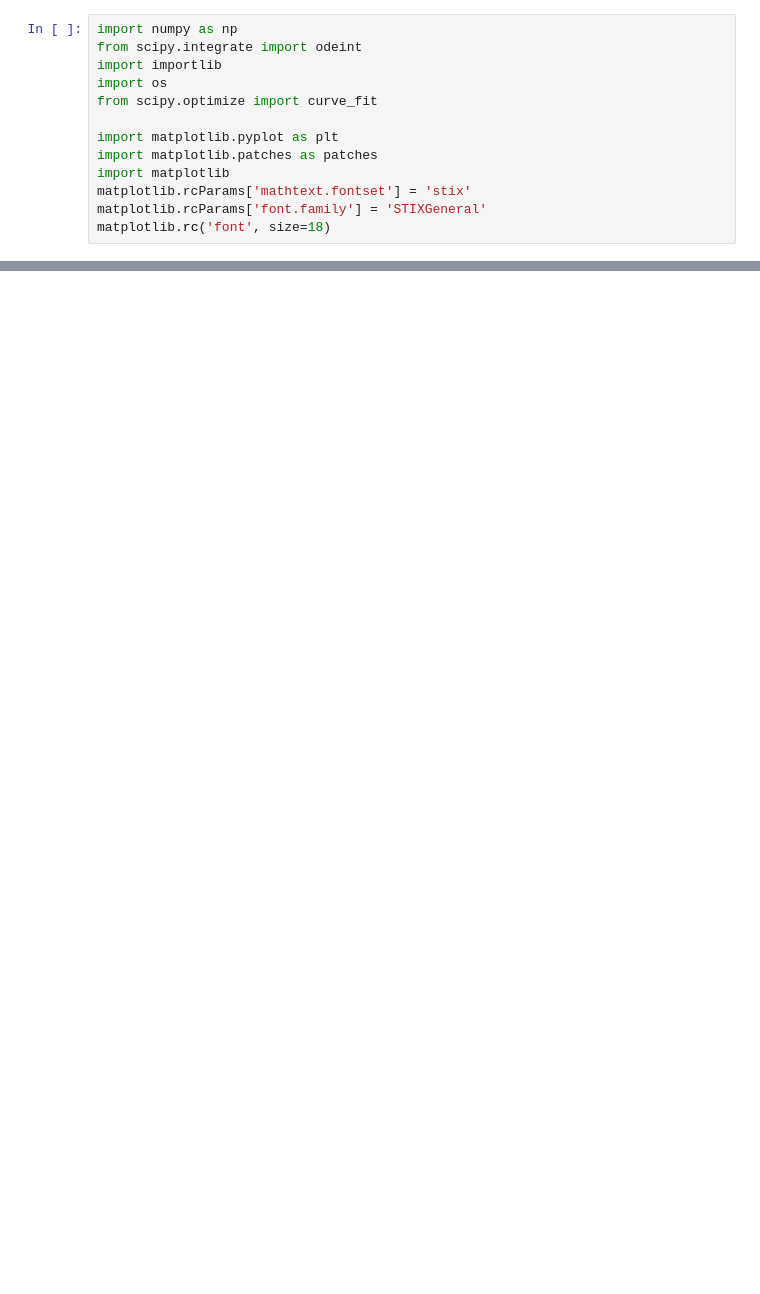
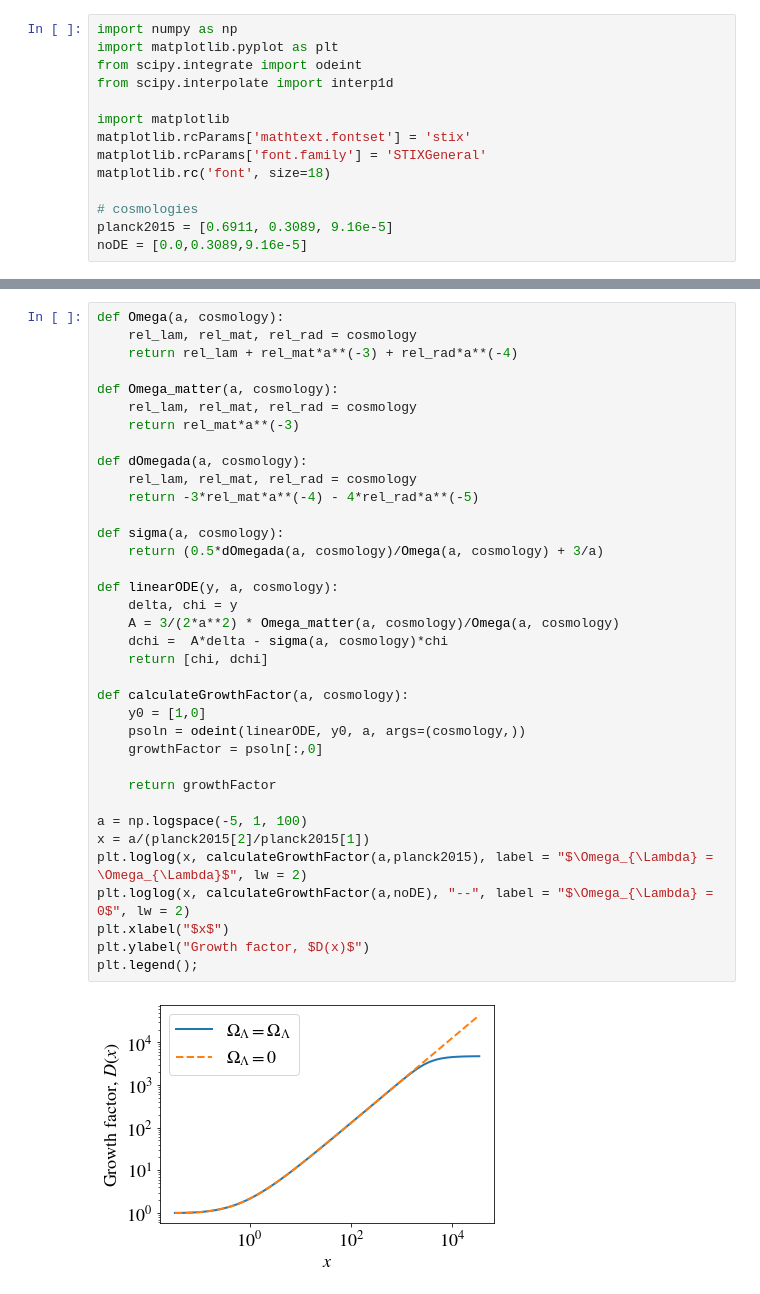
Before and after one commit to David-Ellis/m3p_merger, a Jupyter notebook: DensityThreshold.ipynb, the cells around one changed output, grey strips where cells are left out. Saved outputs shown, nothing was run; the diff lists cells and outputs as text; blank space fills up the shorter version.

```diff
--- a/DensityThreshold.ipynb
+++ b/DensityThreshold.ipynb
@@ -1,13 +1,14 @@
 # %%
 import numpy as np
+import matplotlib.pyplot as plt
 from scipy.integrate import odeint
-import importlib
-import os
-from scipy.optimize import curve_fit
+from scipy.interpolate import interp1d
 
-import matplotlib.pyplot as plt
-import matplotlib.patches as patches
 import matplotlib
 matplotlib.rcParams['mathtext.fontset'] = 'stix'
 matplotlib.rcParams['font.family'] = 'STIXGeneral'
 matplotlib.rc('font', size=18)
+
+# cosmologies
+planck2015 = [0.6911, 0.3089, 9.16e-5]
+noDE = [0.0,0.3089,9.16e-5]
@@ -406,0 +17,38 @@ plt.tight_layout()
+# %%
+def Omega(a, cosmology):
+    rel_lam, rel_mat, rel_rad = cosmology
+    return rel_lam + rel_mat*a**(-3) + rel_rad*a**(-4)
+
+def Omega_matter(a, cosmology):
+    rel_lam, rel_mat, rel_rad = cosmology
+    return rel_mat*a**(-3)
+
+def dOmegada(a, cosmology):
+    rel_lam, rel_mat, rel_rad = cosmology
+    return -3*rel_mat*a**(-4) - 4*rel_rad*a**(-5)
+
+def sigma(a, cosmology):
+    return (0.5*dOmegada(a, cosmology)/Omega(a, cosmology) + 3/a)
+
+def linearODE(y, a, cosmology):
+    delta, chi = y
+    A = 3/(2*a**2) * Omega_matter(a, cosmology)/Omega(a, cosmology)
+    dchi =  A*delta - sigma(a, cosmology)*chi
+    return [chi, dchi]
+
+def calculateGrowthFactor(a, cosmology):
+    y0 = [1,0]
+    psoln = odeint(linearODE, y0, a, args=(cosmology,))
+    growthFactor = psoln[:,0]
+
+    return growthFactor
+
+a = np.logspace(-5, 1, 100)
+x = a/(planck2015[2]/planck2015[1])
+plt.loglog(x, calculateGrowthFactor(a,planck2015), label = "$\Omega_{\Lambda} = \Omega_{\Lambda}$", lw = 2)
+plt.loglog(x, calculateGrowthFactor(a,noDE), "--", label = "$\Omega_{\Lambda} = 0$", lw = 2)
+plt.xlabel("$x$")
+plt.ylabel("Growth factor, $D(x)$")
+plt.legend();
+# %% [output]
+[figure, added]
```
Also changed, not shown: parts of 22 cells of this notebook.
